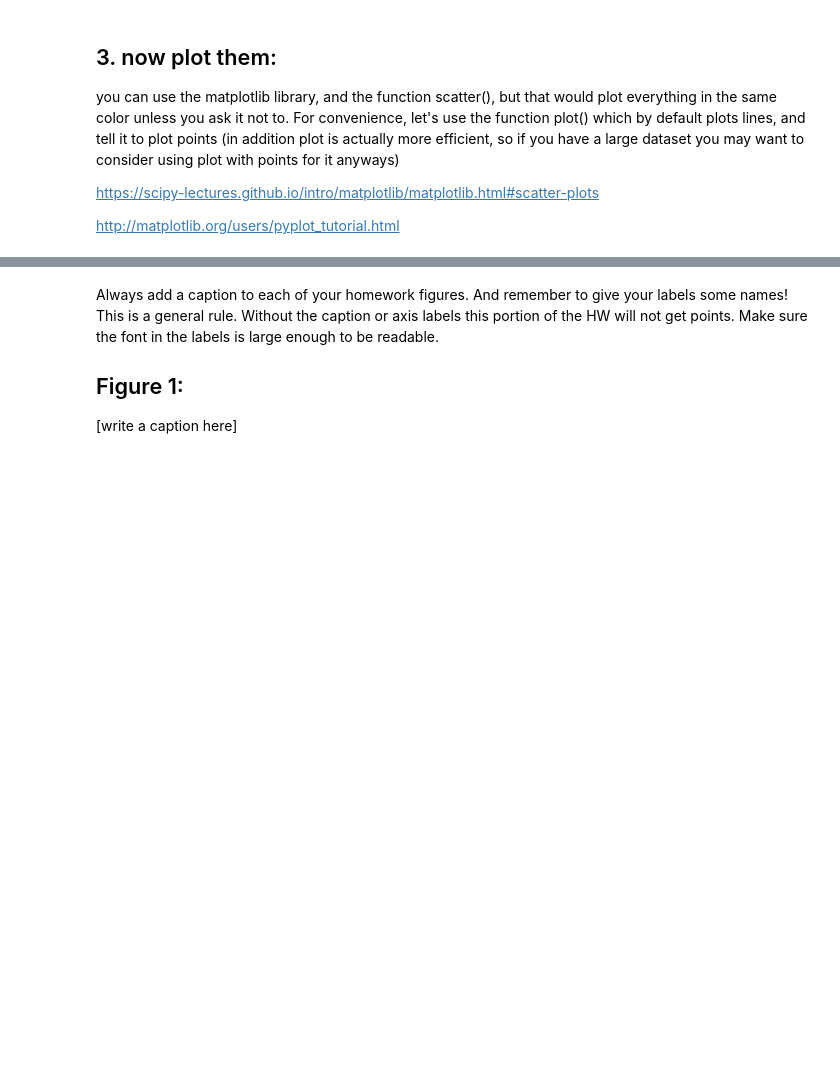
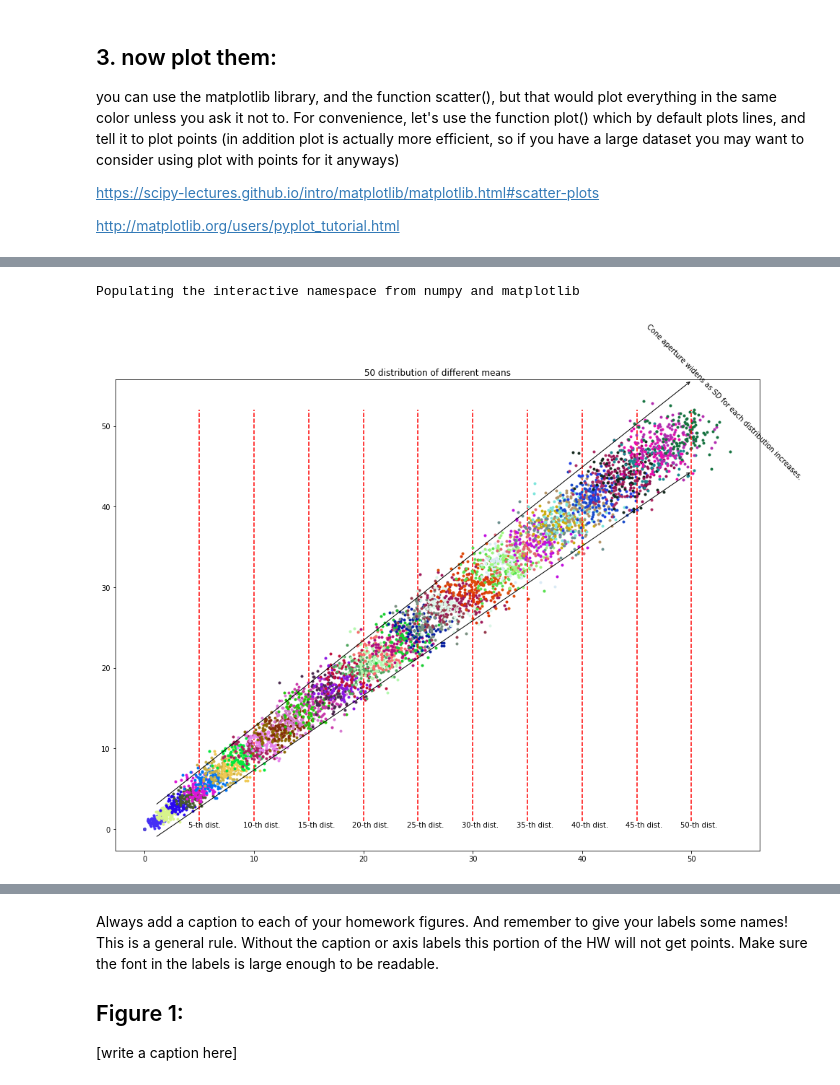
Before and after one commit to sunghoonyang/gallery-in-jupyter, a Jupyter notebook: fall18/principles_of_urban_informatics/hw1/basic_viz.ipynb, the cells around one changed output, grey strips where cells are left out. Saved outputs shown, nothing was run; the diff lists cells and outputs as text; code cells hidden in the pictures; blank space fills up the shorter version.

```diff
--- a/fall18/principles_of_urban_informatics/hw1/basic_viz.ipynb
+++ b/fall18/principles_of_urban_informatics/hw1/basic_viz.ipynb
@@ -97,0 +83,63 @@ Populating the interactive namespace from numpy and matplotlib
+# %%
+import pylab as pl
+%pylab inline
+# the last line of code makes the plot show up within the notebook.
+# Always include it so that your homework notebooks are rendered and we can see
+# what you wanted your results to be.
+
+# code here
+# my color scheme is auto-generated RGB's
+_my_colors = [np.random.choice(range(256), size=3).astype('float') / 256 for i in range(50)]
+
+pl.figure(figsize=(16,12))
+for i in range(50):
+    # full dataset
+    pl.plot(*zip(*ReprRandAll[i]), linestyle="",marker=".", color=_my_colors[i])
+    if (i + 1) % 5 == 0:
+        # sample dataset
+#         pl.plot(*zip(*ReprRandAll[i]), linestyle="",marker=".", color=_my_colors[i])
+        pl.annotate(
+            '%d-th dist.' % (i + 1)
+            , xy=(i, i)
+            , xycoords='data'
+            , xytext=(i, 1)
+            , textcoords='data'
+            , horizontalalignment='left'
+            , verticalalignment='top'
+        )
+        pl.plot([i + 1, i + 1], [1, 52], 'r--')
+
+pl.title('50 distribution of different means')
+# cone trajectory upper
+pl.annotate(
+    ""
+    , xy=(50, 50 + np.asscalar(np.log10(51)) * 3.3)
+    , xytext=(1, 3)
+    , xycoords='data'
+    , textcoords='data'
+    , arrowprops=dict(arrowstyle="->", connectionstyle="arc3")
+)
+# cone trajectory lower
+pl.annotate(
+    ""
+    , xy=(50, 50 - np.asscalar(np.log10(51)) * 3.3)
+    , xytext=(1, -1)
+    , xycoords='data'
+    , textcoords='data'
+    , arrowprops=dict(arrowstyle="->", connectionstyle="arc3")
+)
+# cone annotation
+pl.annotate(
+    "Cone aperture widens as SD for each distribution increases."
+    , xy=(53, 53)
+    , xytext=(53, 53)
+    , xycoords='data'
+    , textcoords='data'
+    , horizontalalignment='center'
+    , verticalalignment='center'
+    , rotation=-45
+)
+pl.show()
+# %% [output]
+Populating the interactive namespace from numpy and matplotlib
+[figure, added]
```
Also changed, not shown: parts of 9 cells of this notebook.
